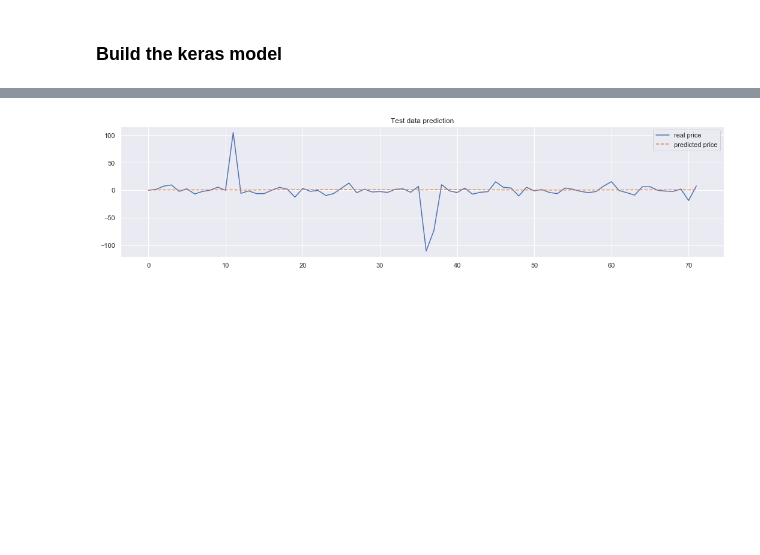
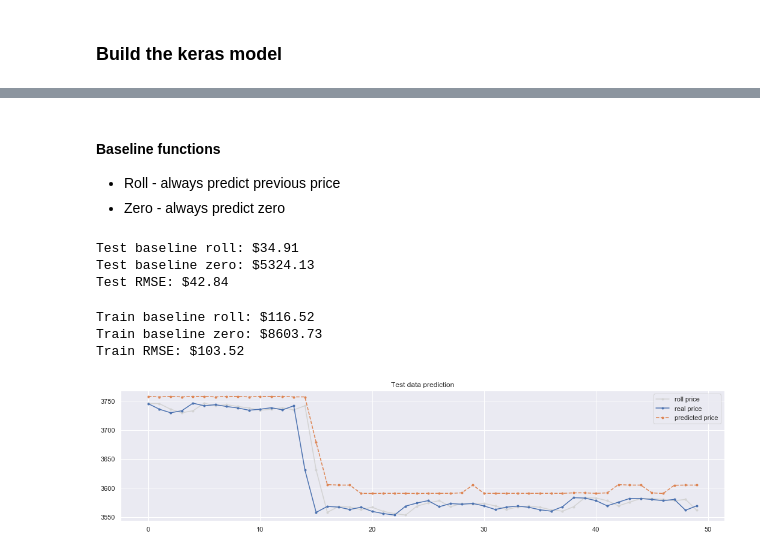
Before and after one commit to Wolfpack-Inc/data-engineering, a Jupyter notebook: machine-learning/keras-training.ipynb, the cells around one changed output, grey strips where cells are left out. Saved outputs shown, nothing was run; the diff lists cells and outputs as text; code cells hidden in the pictures; blank space fills up the shorter version.

```diff
--- a/machine-learning/keras-training.ipynb
+++ b/machine-learning/keras-training.ipynb
@@ -131,8 +137,7 @@ X_train = split_sequence(train_scaled, n_steps)
 # %%
 X_test = split_sequence(test_scaled, n_steps)
 # %%
-# y_prices = (df['price']-df['price'].mean())/df['price'].std()
-y_prices = df['price'].diff()
+y_prices = df['price']
 
 y_train = y_prices.iloc[n_steps:len(X_train)+n_steps].values
 y_test = y_prices.iloc[-len(X_test):].values
@@ -152,2 +157,5 @@ array([  5.71,   0.25,   7.14, ...,  58.43,  13.36, -26.49])
+# %%
+X_train = X_train.reshape(-1, X_train.shape[1]*X_train.shape[2])
+X_test = X_test.reshape(-1, X_test.shape[1]*X_test.shape[2])
 # %% [markdown]
 ### Build the keras model
@@ -174,8 +190,22 @@ def build_model(X, y):
     return model
 # %%
 # Create the model
-model = build_model(X_train, y_train)
+model = build_model()
+
+# Early stopping
+early_stopping = EarlyStopping(monitor='val_loss', patience=16)
+
+# Checkpoints
+checkpointer = ModelCheckpoint(filepath='models/keras_weights.hdf5',
+                                   verbose=1,
+                                   save_best_only=True)
 
 # Fit the model
-model.fit(X_train, y_train, validation_split=0.2, epochs=32, batch_size=256);
+model.fit(
+    X_train,
+    y_train,
+    validation_split=0.33,
+    epochs=512,
+    batch_size=64,
+    callbacks=[checkpointer, early_stopping]);
 # %% [output]
@@ -204,0 +231,12 @@ KeyboardInterrupt:
+# %%
+def load_trained_model():
+    model = build_model()
+    model.load_weights('models/keras_weights.hdf5')
+
+    return model
+
+model = load_trained_model()
+# %% [markdown]
+#### Baseline functions
+* Roll - always predict previous price
+* Zero - always predict zero
@@ -208,7 +253,26 @@ y_hat = model.predict(X_test)
+# %%
+# Test baseline
+print('Test baseline roll: ${:.2f}'.format(predict_roll(y_test)))
+print('Test baseline zero: ${:.2f}'.format(predict_zero(y_test)))
+print('Test RMSE: ${:.2f}'.format(rmse(y_hat, y_test)))
+# %% [output]
+Test baseline roll: $34.91
+Test baseline zero: $5324.13
+Test RMSE: $42.84
+# %%
+# Train baseline
+print('Train baseline roll: ${:.2f}'.format(predict_roll(y_train)))
+print('Train baseline zero: ${:.2f}'.format(predict_zero(y_train)))
+print('Train RMSE: ${:.2f}'.format(rmse(y_hat_train, y_train)))
+# %% [output]
+Train baseline roll: $116.52
+Train baseline zero: $8603.73
+Train RMSE: $103.52
 # %%
-plt.plot(y_test[-72:], label='real price')
-plt.plot(y_hat[-72:], linestyle='dashed', label='predicted price')
+plt.plot(np.roll(y_test, 1)[-50:], label='roll price', color='lightgray', marker='o', markersize=3)
+plt.plot(y_test[-50:], label='real price', marker='o', markersize=3)
+plt.plot(y_hat[-50:], linestyle='dashed', label='predicted price', marker='o', markersize=3)
 plt.title('Test data prediction')
 plt.legend();
 # %% [output]
-[figure, old version]
+[figure, new version]
```
Also changed, not shown: parts of 26 cells of this notebook, 2 other files.
